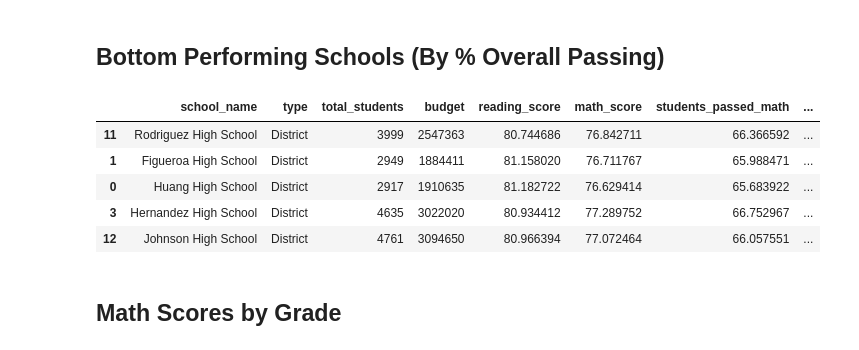
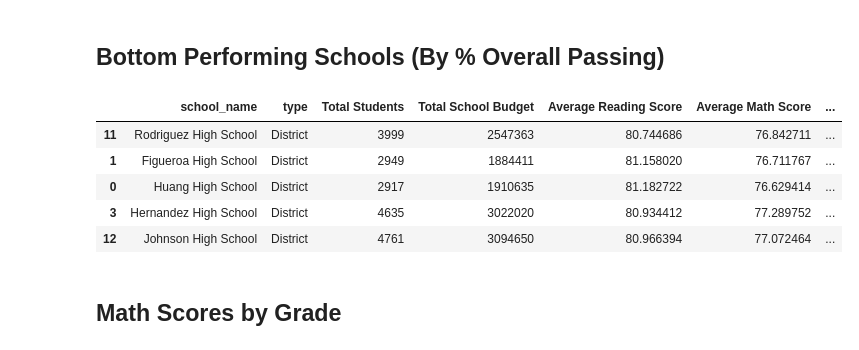
Before and after one commit to aparajita-code/Pandas_challenge_assignment, a Jupyter notebook: PyCitySchools/PyCitySchools_starter.ipynb, the cells around one changed output. Cells and saved outputs as stored; diff of their text form; code cells hidden in the pictures.

```diff
--- a/PyCitySchools/PyCitySchools_starter.ipynb
+++ b/PyCitySchools/PyCitySchools_starter.ipynb
@@ -397,9 +406,8 @@ students_passing_math_and_reading
 # Use the provided code to calculate the passing rates
 
 
-students_passing_math["students_passed_math"] = (students_passing_math["students_passed_math"] / student_count_perschool["total_students"])  * 100
+#students_passing_math["students_passed_math"] = (students_passing_math["students_passed_math"] / student_count_perschool["total_students"])  * 100
 
-
-
-students_passing_math
+students_passing_math_percentage  = (students_passing_math / student_count_perschool)  * 100
+students_passing_math_percentage
 # %% [output]
@@ -407,7 +430,7 @@ KeyError: 'total_students'
 # %%
 
-students_passing_reading["students_passed_reading"] = (students_passing_reading["students_passed_reading"] / student_count_perschool["total_students"])  * 100
+students_passing_reading_percentage = (students_passing_reading  / student_count_perschool )  * 100
 
 #students_passed_reading= (students_passing_reading/student_count_perschool ) * 100
-students_passing_reading
+students_passing_reading_percentage
 # %% [output]
@@ -428,6 +451,6 @@ students_passing_reading
 | 13 | Wilson High School | 96.539641 |
 | 14 | Wright High School | 96.611111 |
 # %%
-students_passing_math_and_reading["students_passed_reading_math"] = (students_passing_math_and_reading["students_passed_reading_math"] / student_count_perschool["total_students"])  * 100
-students_passing_math_and_reading
+students_passing_math_and_reading_percentage  = (students_passing_math_and_reading  / student_count_perschool )  * 100
+students_passing_math_and_reading_percentage
 # %% [output]
@@ -454,13 +477,14 @@ students_passing_math_and_reading
 #df4 = pd.merge(df3 ,per_school_math ,how="left", on=["school_name"]   )
 
 
-df0 = pd.merge(school_types,student_count_perschool,how="left", on=["school_name"])
-df1 = pd.merge(df0, per_school_budget ,how="left", on=["school_name"])
-df2 = pd.merge(df1, per_school_reading,how="left", on=["school_name"]   )
-df3 = pd.merge(df2 ,per_school_math ,how="left", on=["school_name"]   )
-df4 = pd.merge(df3 ,students_passing_math ,how="left", on=["school_name"]   )
-df5 = pd.merge(df4, students_passing_reading, how ="left" , on=["school_name"] )
-school_summary = pd.merge(df5, students_passing_math_and_reading, how ="left", on=["school_name"])
+df0 = pd.merge(school_types,student_count_perschool.reset_index(name = "Total Students"),how="left", on=["school_name"])
+df1 = pd.merge(df0, per_school_budget.reset_index(name = "Total School Budget") ,how="left", on=["school_name"])
+df2 = pd.merge(df1, per_school_reading.reset_index(name = "Average Reading Score") ,how="left", on=["school_name"]   )
+df3 = pd.merge(df2 ,per_school_math.reset_index(name="Average Math Score") ,how="left", on=["school_name"]   )
+df4 = pd.merge(df3 ,students_passing_math_percentage.reset_index(name="% Passing Math") ,how="left", on=["school_name"]   )
+df5 = pd.merge(df4, students_passing_reading_percentage.reset_index(name="% Passing Reading"), how ="left" , on=["school_name"] )
+df6 =pd.merge(df5, per_school_capita.reset_index(name="Per Student Budget"), how ="left" , on=["school_name"] )
+school_summary = pd.merge(df6, students_passing_math_and_reading_percentage.reset_index(name="% Overall Passing"), how ="left", on=["school_name"])
 
 
 school_summary
@@ -498,15 +522,15 @@ top_schools.head(5)
 ## Bottom Performing Schools (By % Overall Passing)
 # %%
 # Sort the schools by `% Overall Passing` in ascending order and display the top 5 rows.
-bottom_schools =school_summary.sort_values(by='students_passed_reading_math')
+bottom_schools =school_summary.sort_values(by='% Overall Passing')
 bottom_schools.head(5)
 # %% [output]
-|  | school_name | type | total_students | budget | reading_score | math_score | students_passed_math | ... |
-| 11 | Rodriguez High School | District | 3999 | 2547363 | 80.744686 | 76.842711 | 66.366592 | ... |
-| 1 | Figueroa High School | District | 2949 | 1884411 | 81.158020 | 76.711767 | 65.988471 | ... |
-| 0 | Huang High School | District | 2917 | 1910635 | 81.182722 | 76.629414 | 65.683922 | ... |
-| 3 | Hernandez High School | District | 4635 | 3022020 | 80.934412 | 77.289752 | 66.752967 | ... |
-| 12 | Johnson High School | District | 4761 | 3094650 | 80.966394 | 77.072464 | 66.057551 | ... |
+|  | school_name | type | Total Students | Total School Budget | Average Reading Score | Average Math Score | ... |
+| 11 | Rodriguez High School | District | 3999 | 2547363 | 80.744686 | 76.842711 | ... |
+| 1 | Figueroa High School | District | 2949 | 1884411 | 81.158020 | 76.711767 | ... |
+| 0 | Huang High School | District | 2917 | 1910635 | 81.182722 | 76.629414 | ... |
+| 3 | Hernandez High School | District | 4635 | 3022020 | 80.934412 | 77.289752 | ... |
+| 12 | Johnson High School | District | 4761 | 3094650 | 80.966394 | 77.072464 | ... |
 # %% [markdown]
 ## Math Scores by Grade
 # %%
```
Also changed, not shown: parts of 15 cells of this notebook.
